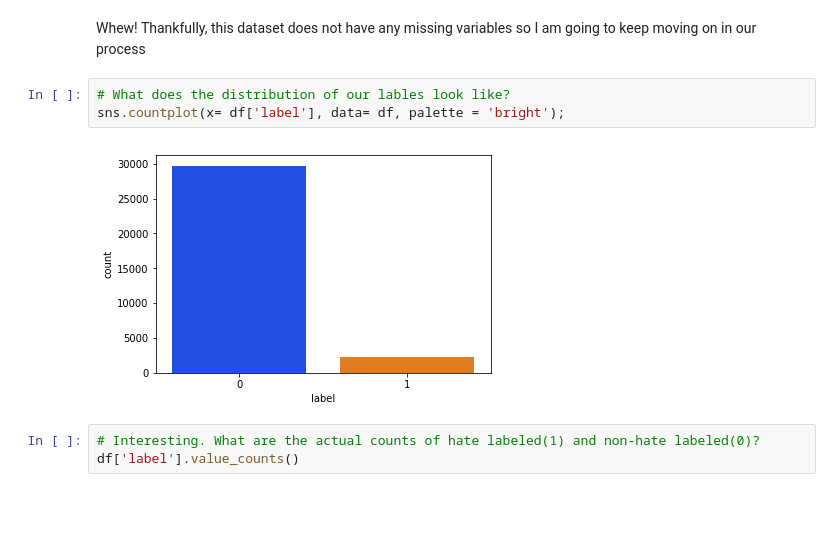
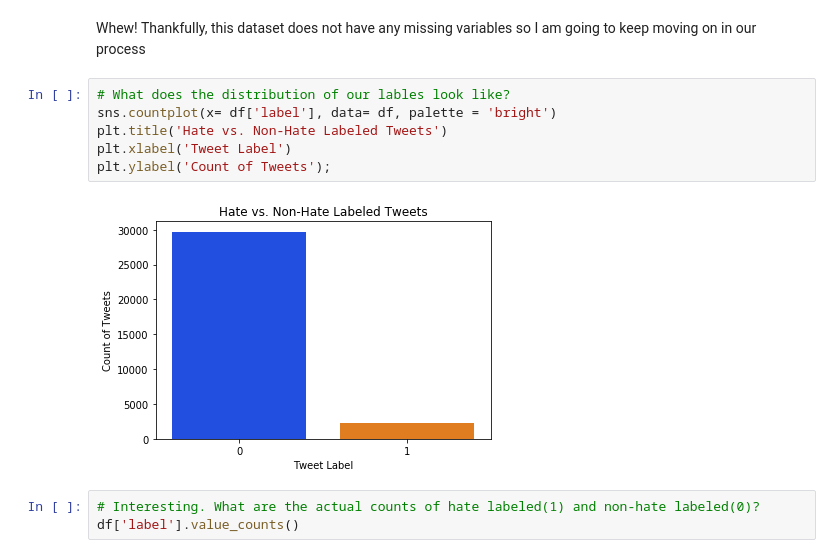
Before and after one commit to SteeleAlloy/tweet_sentiment_challenge, a Jupyter notebook: sl_capstone.ipynb, the cells around one changed output. Cells and saved outputs as stored; diff of their text form; blank space fills up the shorter version.

```diff
--- a/sl_capstone.ipynb
+++ b/sl_capstone.ipynb
@@ -131,9 +136,12 @@ dtype: int64
 Whew! Thankfully, this dataset does not have any missing variables so I am going to keep moving on in our process
 # %%
 # What does the distribution of our lables look like?
-sns.countplot(x= df['label'], data= df, palette = 'bright');
+sns.countplot(x= df['label'], data= df, palette = 'bright')
+plt.title('Hate vs. Non-Hate Labeled Tweets')
+plt.xlabel('Tweet Label')
+plt.ylabel('Count of Tweets');
 # %% [output]
-[figure, old version]
+[figure, new version]
 # %%
 # Interesting. What are the actual counts of hate labeled(1) and non-hate labeled(0)?
 df['label'].value_counts()
```
Also changed, not shown: parts of 21 cells of this notebook.
